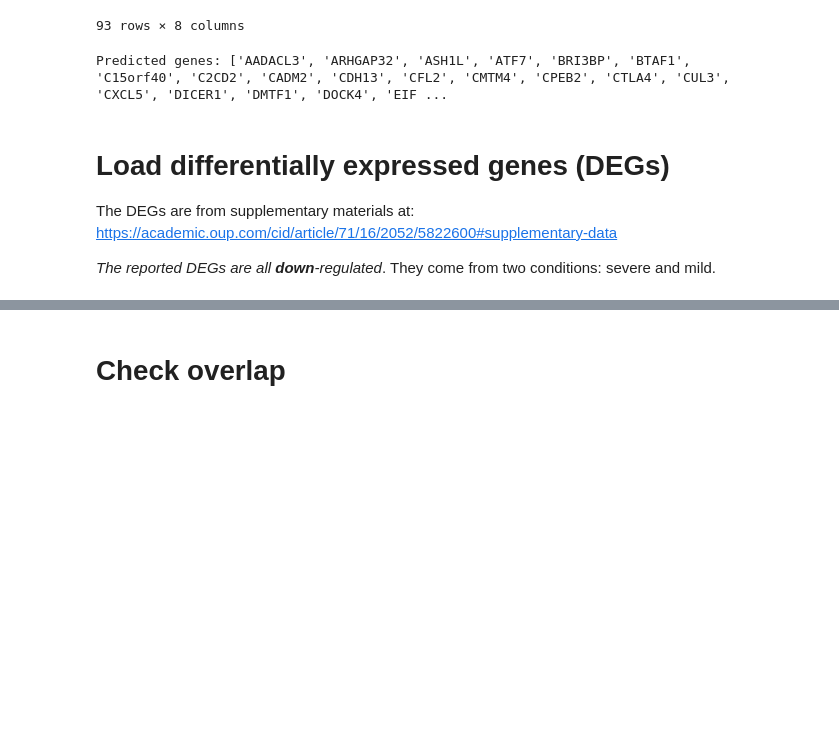
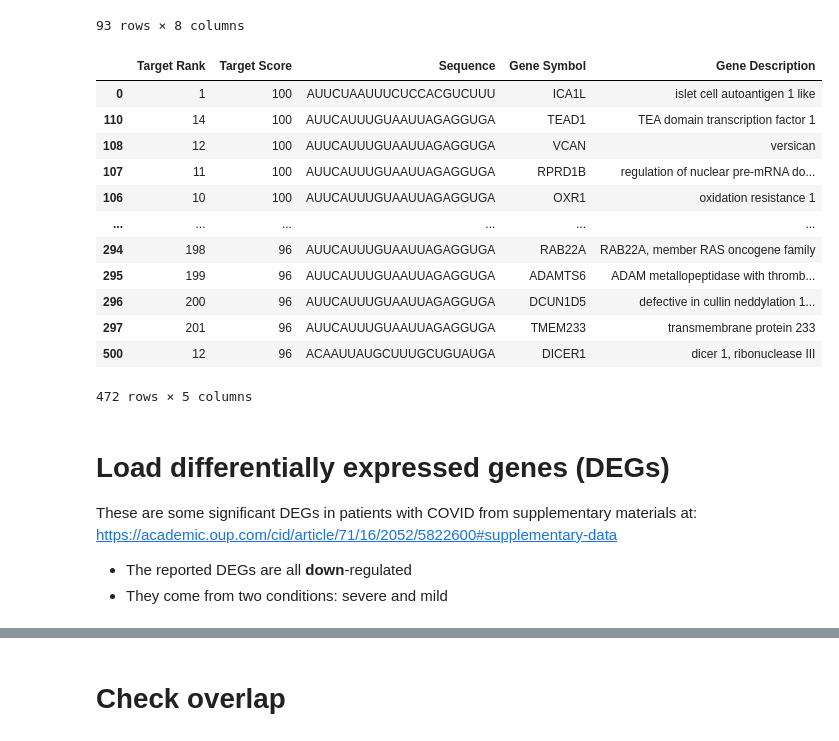
Before and after one commit to mbalesni/covid-mirna, a Jupyter notebook: transcriptome-analysis/transcriptome_analysis.ipynb, the cells around one changed output, grey strips where cells are left out. Saved outputs shown, nothing was run; the diff lists cells and outputs as text; code cells hidden in the pictures; blank space fills up the shorter version.

Commit message:
add laxer predds & confusing dataset

```diff
--- a/transcriptome-analysis/transcriptome_analysis.ipynb
+++ b/transcriptome-analysis/transcriptome_analysis.ipynb
@@ -15,10 +19,15 @@ import os
 targets_basedir = Path('../targets/non-conserved-region')
 
 mirnafold_path = targets_basedir / 'mirnafold-pipeline/mirnafold-targets/score-more-95-targets-less-800.csv'
+mirnafold_path_lax = targets_basedir / 'mirnafold-pipeline/mirnafold-targets/score-more-95.csv'
 vmir_path = targets_basedir / 'vmir-pipeline/vmir-targets/score-more-95-targets-less-800.csv'
+vmir_path_lax = targets_basedir / 'vmir-pipeline/vmir-targets/score-more-95.csv'
 # %%
 mirnafold_targets = pd.read_csv(mirnafold_path)
+mirnafold_targets_lax = pd.read_csv(mirnafold_path_lax)
 vmir_targets = pd.read_csv(vmir_path)
+vmir_targets_lax = pd.read_csv(vmir_path_lax)
 
-'mirnafold:',len(mirnafold_targets), 'vmir:', len(vmir_targets)
+print('mirnafold:',len(mirnafold_targets), 'vmir:', len(vmir_targets))
+print('mirnafold (laxer filtering):',len(mirnafold_targets_lax), 'vmir laxer filtering:', len(vmir_targets_lax))
 # %% [output]
@@ -43,15 +53,31 @@ predicted_genes_df
 | 61 | 12 | 96 | UCAGCAACACAGUUGCUGAUUC | TMEM178B | transmembrane protein 178B | 5' | 762 | ... |
 | 93 | 12 | 96 | ACAAUUAUGCUUUGCUGUAUGA | DICER1 | dicer 1, ribonuclease III | 3' | 667 | ... |
 93 rows × 8 columns
-# %%
-predicted_genes = sorted(list(predicted_genes_df['Gene Symbol']))
-print('Predicted genes:', predicted_genes)
-# %% [output]
-Predicted genes: ['AADACL3', 'ARHGAP32', 'ASH1L', 'ATF7', 'BRI3BP', 'BTAF1', 'C15orf40', 'C2CD2', 'CADM2', 'CDH13', 'CFL2', 'CMTM4', 'CPEB2', 'CTLA4', 'CUL3', 'CXCL5', 'DICER1', 'DMTF1', 'DOCK4', 'EIF ...
+# %%
+# merge target predictions from both pipelines.
+# in case of duplicates, keep one with highest score (confidence)
+predicted_genes_lax_df = pd.merge(mirnafold_targets_lax, vmir_targets_lax, how='outer')
+predicted_genes_lax_df = predicted_genes_lax_df.sort_values('Target Score', ascending=False).drop_duplicates('Gene Symbol', keep='first')
+predicted_genes_lax_df
+# %% [output]
+|  | Target Rank | Target Score | Sequence | Gene Symbol | Gene Description |
+| 0 | 1 | 100 | AUUCUAAUUUCUCCACGUCUUU | ICA1L | islet cell autoantigen 1 like |
+| 110 | 14 | 100 | AUUCAUUUGUAAUUAGAGGUGA | TEAD1 | TEA domain transcription factor 1 |
+| 108 | 12 | 100 | AUUCAUUUGUAAUUAGAGGUGA | VCAN | versican |
+| 107 | 11 | 100 | AUUCAUUUGUAAUUAGAGGUGA | RPRD1B | regulation of nuclear pre-mRNA do... |
+| 106 | 10 | 100 | AUUCAUUUGUAAUUAGAGGUGA | OXR1 | oxidation resistance 1 |
+| ... | ... | ... | ... | ... | ... |
+| 294 | 198 | 96 | AUUCAUUUGUAAUUAGAGGUGA | RAB22A | RAB22A, member RAS oncogene family |
+| 295 | 199 | 96 | AUUCAUUUGUAAUUAGAGGUGA | ADAMTS6 | ADAM metallopeptidase with thromb... |
+| 296 | 200 | 96 | AUUCAUUUGUAAUUAGAGGUGA | DCUN1D5 | defective in cullin neddylation 1... |
+| 297 | 201 | 96 | AUUCAUUUGUAAUUAGAGGUGA | TMEM233 | transmembrane protein 233 |
+| 500 | 12 | 96 | ACAAUUAUGCUUUGCUGUAUGA | DICER1 | dicer 1, ribonuclease III |
+472 rows × 5 columns
 # %% [markdown]
 # Load differentially expressed genes (DEGs)
 
-The DEGs are from supplementary materials at: https://academic.oup.com/cid/article/71/16/2052/5822600#supplementary-data
+These are some significant DEGs in patients with COVID from supplementary materials at: https://academic.oup.com/cid/article/71/16/2052/5822600#supplementary-data
 
-*The reported DEGs are all **down**-regulated*. They come from two conditions: severe and mild.
+- The reported DEGs are all **down**-regulated
+- They come from two conditions: severe and mild
 # %%
```
Also changed, not shown: parts of 11 cells of this notebook.
